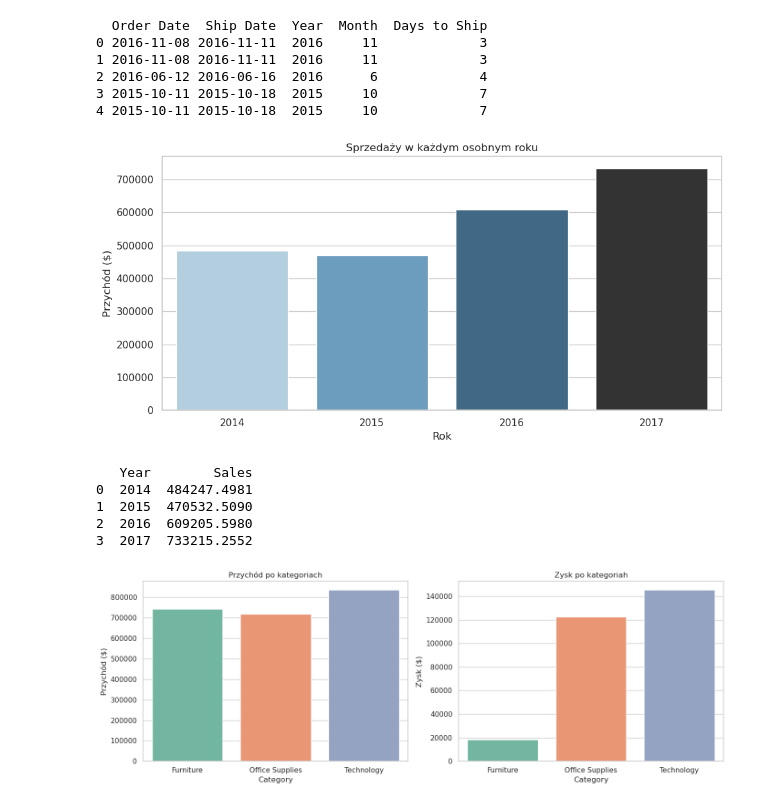
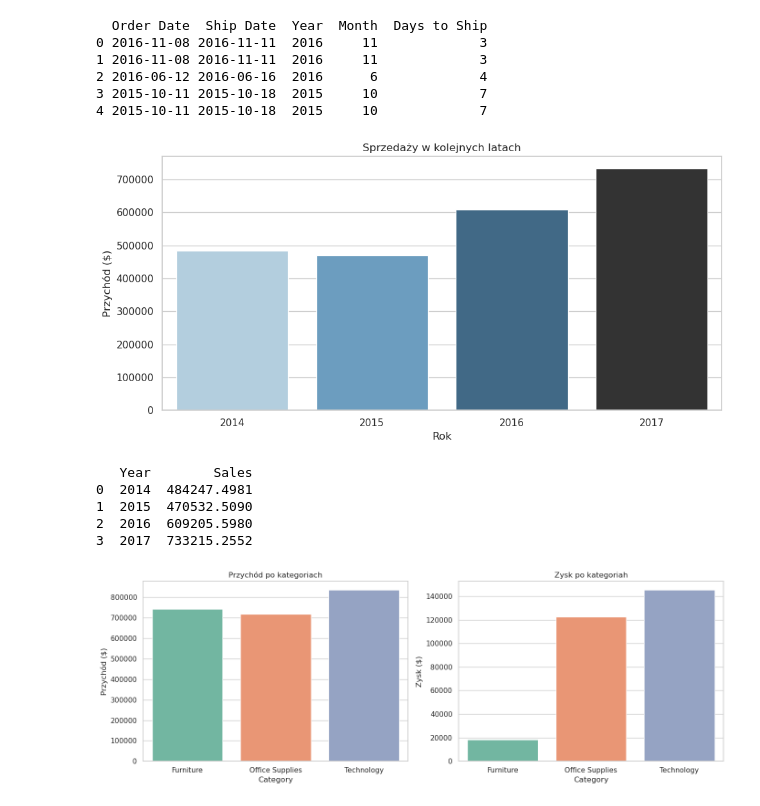
Before and after one commit to sverill/superstore-analysis, a Jupyter notebook: superstore_analysis.ipynb, the cells around one changed output. Cells and saved outputs as stored; diff of their text form; code cells hidden in the pictures.

```diff
--- a/superstore_analysis.ipynb
+++ b/superstore_analysis.ipynb
@@ -96,18 +96,18 @@ print(df[['Order Date', 'Ship Date', 'Year', 'Month', 'Days to Ship']].head())
 # %%
 #Wykres sprzedaż w każdym osobnym roku
 yearly_sales = df.groupby('Year')['Sales'].sum().reset_index()
 
 plt.figure(figsize=(10, 5))
 sns.barplot(data=yearly_sales, x='Year', y='Sales', hue='Year', legend=False, palette='Blues_d')
-plt.title('Sprzedaży w każdym osobnym roku')
+plt.title('Sprzedaży w kolejnych latach')
 plt.ylabel('Przychód ($)')
 plt.xlabel('Rok')
 plt.tight_layout()
 plt.show()
 
 print(yearly_sales)
 # %% [output]
-[figure, old version]
+[figure, new version]
    Year        Sales
 0  2014  484247.4981
 1  2015  470532.5090
```
Also changed, not shown: parts of 2 cells of this notebook.
